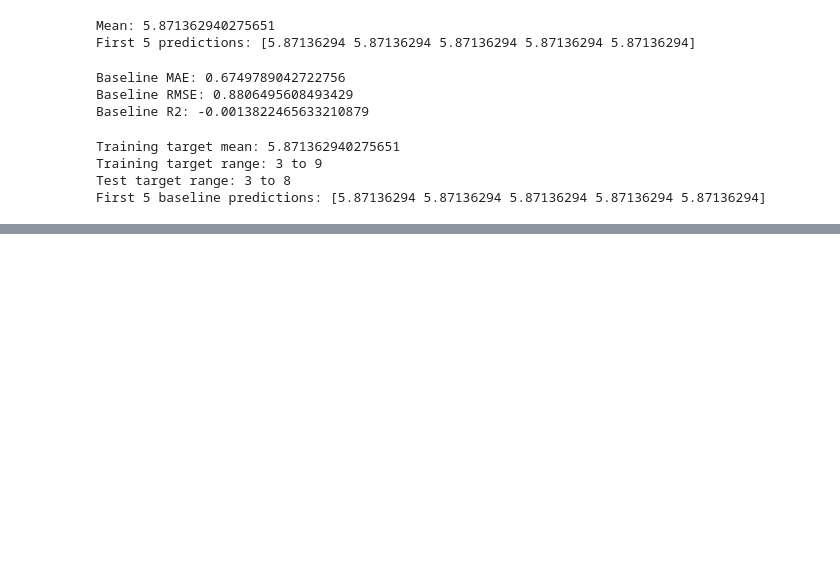
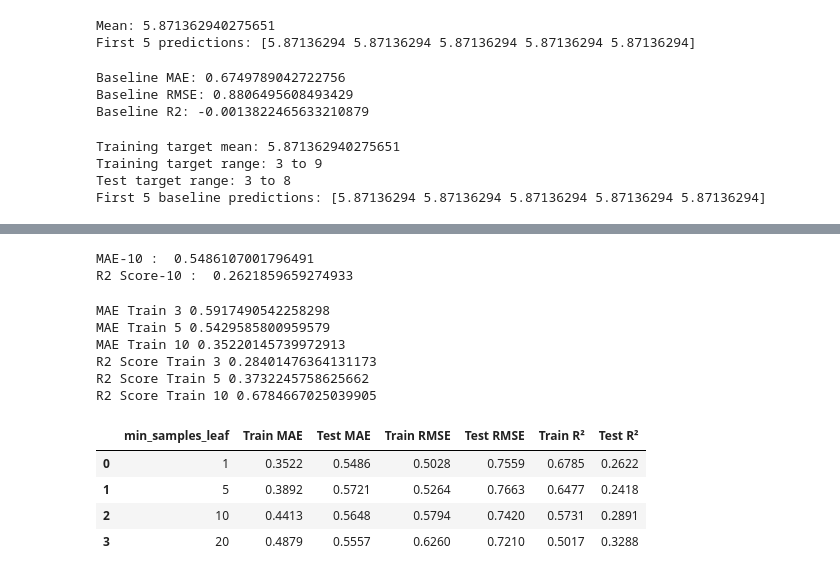
Before and after one commit to amanullah-ops/wine-quality-prediction, a Jupyter notebook: notebooks/01_data_inspection.ipynb, the cells around one changed output, grey strips where cells are left out. Drawn from its saved outputs; the diff is of its cells as text; code cells hidden in the pictures; blank space fills up the shorter version.

Commit message:
Trained Decision Tree Regressor and evaluated performance by testing different values for several hyperparameters.

```diff
--- a/notebooks/01_data_inspection.ipynb
+++ b/notebooks/01_data_inspection.ipynb
@@ -282,0 +329,10 @@ First 5 baseline predictions: [5.87136294 5.87136294 5.87136294 5.87136294 5.871
+# %%
+tree_depth_5 = DecisionTreeRegressor(random_state=42, max_depth=5)
+tree_depth_5.fit(X_train, y_train)
+y_pred_5 = tree_depth_5.predict(X_test)
+
+mae_5 = mean_absolute_error(y_test, y_pred_5)
+r2score_5 = r2_score(y_test, y_pred_5)
+
+print("MAE-5 : ", mae_5)
+print("R2 Score-5 : ", r2score_5)
@@ -282,0 +342,13 @@ First 5 baseline predictions: [5.87136294 5.87136294 5.87136294 5.87136294 5.871
+# %%
+tree_depth_10 = DecisionTreeRegressor(random_state=42, max_depth=10)
+tree_depth_10.fit(X_train, y_train)
+y_pred_10 = tree_depth_10.predict(X_test)
+
+mae_10 = mean_absolute_error(y_test, y_pred_10)
+r2score_10 = r2_score(y_test, y_pred_10)
+
+print("MAE-10 : ", mae_10)
+print("R2 Score-10 : ", r2score_10)
+# %% [output]
+MAE-10 :  0.5486107001796491
+R2 Score-10 :  0.2621859659274933
@@ -282,0 +359,56 @@ First 5 baseline predictions: [5.87136294 5.87136294 5.87136294 5.87136294 5.871
+# %%
+print("MAE Train 3", mean_absolute_error(y_train, y_train_pred_3))
+print("MAE Train 5", mean_absolute_error(y_train, y_train_pred_5))
+print("MAE Train 10", mean_absolute_error(y_train, y_train_pred_10))
+
+print("R2 Score Train 3", r2_score(y_train, y_train_pred_3))
+print("R2 Score Train 5", r2_score(y_train, y_train_pred_5))
+print("R2 Score Train 10", r2_score(y_train, y_train_pred_10))
+# %% [output]
+MAE Train 3 0.5917490542258298
+MAE Train 5 0.5429585800959579
+MAE Train 10 0.35220145739972913
+R2 Score Train 3 0.28401476364131173
+R2 Score Train 5 0.3732245758625662
+R2 Score Train 10 0.6784667025039905
+# %%
+# Values to experiment with
+leaf_values = [1, 5, 10, 20]
+
+results = []
+
+for leaf in leaf_values:
+    # Create and train the model
+    model = DecisionTreeRegressor(
+        max_depth=10,
+        min_samples_leaf=leaf,
+        random_state=42
+    )
+
+    model.fit(X_train, y_train)
+
+    # Predictions on training and test data
+    y_train_pred = model.predict(X_train)
+    y_test_pred = model.predict(X_test)
+
+    # Store all six evaluation metrics
+    results.append({
+        "min_samples_leaf": leaf,
+        "Train MAE": mean_absolute_error(y_train, y_train_pred),
+        "Test MAE": mean_absolute_error(y_test, y_test_pred),
+        "Train RMSE": np.sqrt(mean_squared_error(y_train, y_train_pred)),
+        "Test RMSE": np.sqrt(mean_squared_error(y_test, y_test_pred)),
+        "Train R²": r2_score(y_train, y_train_pred),
+        "Test R²": r2_score(y_test, y_test_pred)
+    })
+
+# Display comparison table
+results_df = pd.DataFrame(results)
+
+display(results_df.round(4))
+# %% [output]
+|  | min_samples_leaf | Train MAE | Test MAE | Train RMSE | Test RMSE | Train R² | Test R² |
+| 0 | 1 | 0.3522 | 0.5486 | 0.5028 | 0.7559 | 0.6785 | 0.2622 |
+| 1 | 5 | 0.3892 | 0.5721 | 0.5264 | 0.7663 | 0.6477 | 0.2418 |
+| 2 | 10 | 0.4413 | 0.5648 | 0.5794 | 0.7420 | 0.5731 | 0.2891 |
+| 3 | 20 | 0.4879 | 0.5557 | 0.6260 | 0.7210 | 0.5017 | 0.3288 |
```
Also changed, not shown: parts of 19 cells of this notebook.
